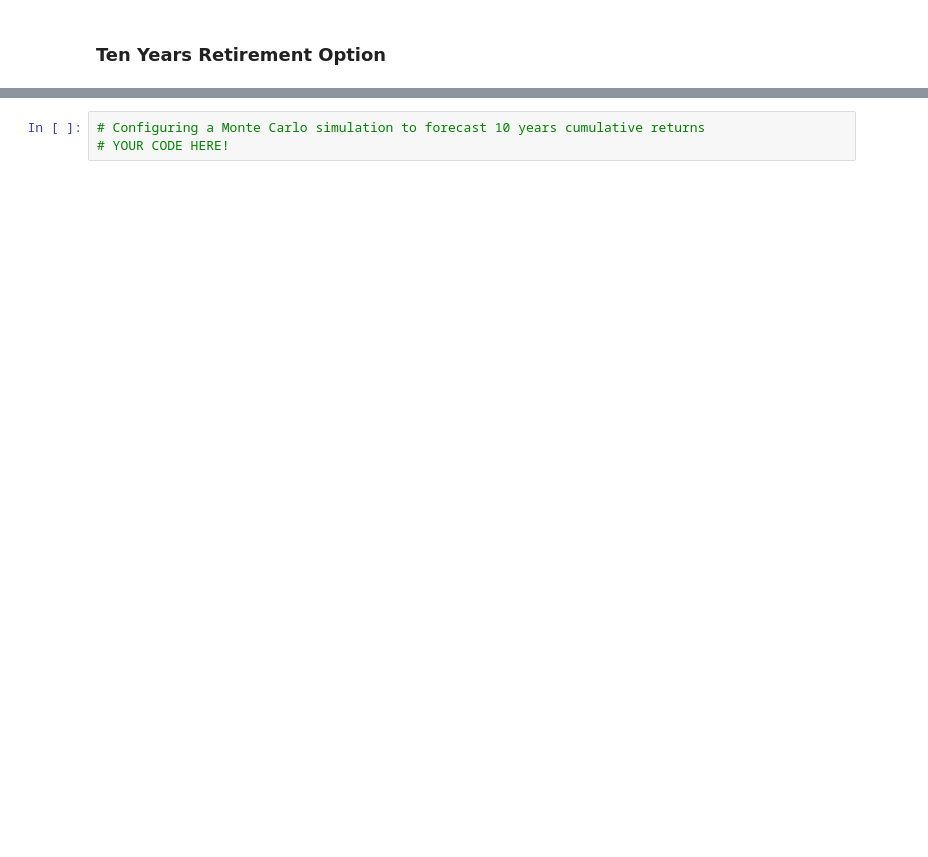
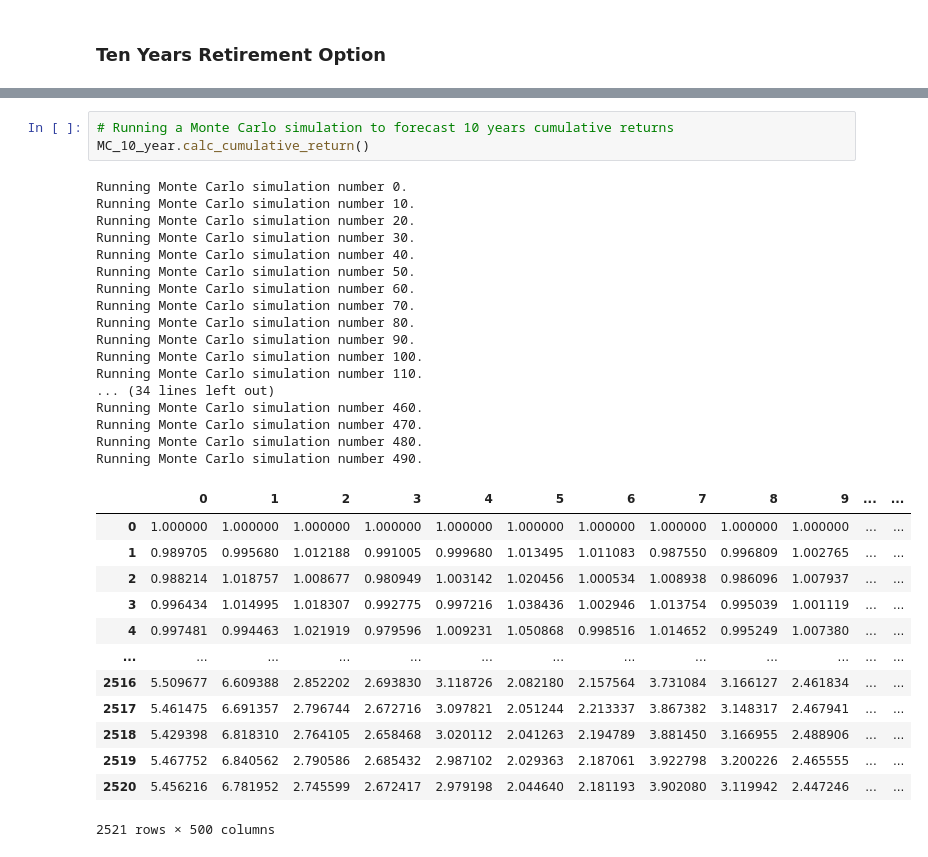
Before and after one commit to nrader91/Financial_Planner_API, a Jupyter notebook: financial-planner.ipynb, the cells around one changed output, grey strips where cells are left out. Cells and saved outputs as stored; diff of their text form; blank space fills up the shorter version.

```diff
--- a/financial-planner.ipynb
+++ b/financial-planner.ipynb
@@ -414,3 +428,34 @@ There is a 95% chance that an initial investment of $60000 in the portfolio over
 # %%
-# Configuring a Monte Carlo simulation to forecast 10 years cumulative returns
-# YOUR CODE HERE!
+# Running a Monte Carlo simulation to forecast 10 years cumulative returns
+MC_10_year.calc_cumulative_return()
+# %% [output]
+Running Monte Carlo simulation number 0.
+Running Monte Carlo simulation number 10.
+Running Monte Carlo simulation number 20.
+Running Monte Carlo simulation number 30.
+Running Monte Carlo simulation number 40.
+Running Monte Carlo simulation number 50.
+Running Monte Carlo simulation number 60.
+Running Monte Carlo simulation number 70.
+Running Monte Carlo simulation number 80.
+Running Monte Carlo simulation number 90.
+Running Monte Carlo simulation number 100.
+Running Monte Carlo simulation number 110.
+... (34 lines left out)
+Running Monte Carlo simulation number 460.
+Running Monte Carlo simulation number 470.
+Running Monte Carlo simulation number 480.
+Running Monte Carlo simulation number 490.
+|  | 0 | 1 | 2 | 3 | 4 | 5 | 6 | 7 | 8 | 9 | ... | ... |
+| 0 | 1.000000 | 1.000000 | 1.000000 | 1.000000 | 1.000000 | 1.000000 | 1.000000 | 1.000000 | 1.000000 | 1.000000 | ... | ... |
+| 1 | 0.989705 | 0.995680 | 1.012188 | 0.991005 | 0.999680 | 1.013495 | 1.011083 | 0.987550 | 0.996809 | 1.002765 | ... | ... |
+| 2 | 0.988214 | 1.018757 | 1.008677 | 0.980949 | 1.003142 | 1.020456 | 1.000534 | 1.008938 | 0.986096 | 1.007937 | ... | ... |
+| 3 | 0.996434 | 1.014995 | 1.018307 | 0.992775 | 0.997216 | 1.038436 | 1.002946 | 1.013754 | 0.995039 | 1.001119 | ... | ... |
+| 4 | 0.997481 | 0.994463 | 1.021919 | 0.979596 | 1.009231 | 1.050868 | 0.998516 | 1.014652 | 0.995249 | 1.007380 | ... | ... |
+| ... | ... | ... | ... | ... | ... | ... | ... | ... | ... | ... | ... | ... |
+| 2516 | 5.509677 | 6.609388 | 2.852202 | 2.693830 | 3.118726 | 2.082180 | 2.157564 | 3.731084 | 3.166127 | 2.461834 | ... | ... |
+| 2517 | 5.461475 | 6.691357 | 2.796744 | 2.672716 | 3.097821 | 2.051244 | 2.213337 | 3.867382 | 3.148317 | 2.467941 | ... | ... |
+| 2518 | 5.429398 | 6.818310 | 2.764105 | 2.658468 | 3.020112 | 2.041263 | 2.194789 | 3.881450 | 3.166955 | 2.488906 | ... | ... |
+| 2519 | 5.467752 | 6.840562 | 2.790586 | 2.685432 | 2.987102 | 2.029363 | 2.187061 | 3.922798 | 3.200226 | 2.465555 | ... | ... |
+| 2520 | 5.456216 | 6.781952 | 2.745599 | 2.672417 | 2.979198 | 2.044640 | 2.181193 | 3.902080 | 3.119942 | 2.447246 | ... | ... |
+2521 rows × 500 columns
```
Also changed, not shown: parts of 13 cells of this notebook, 1 other file.
